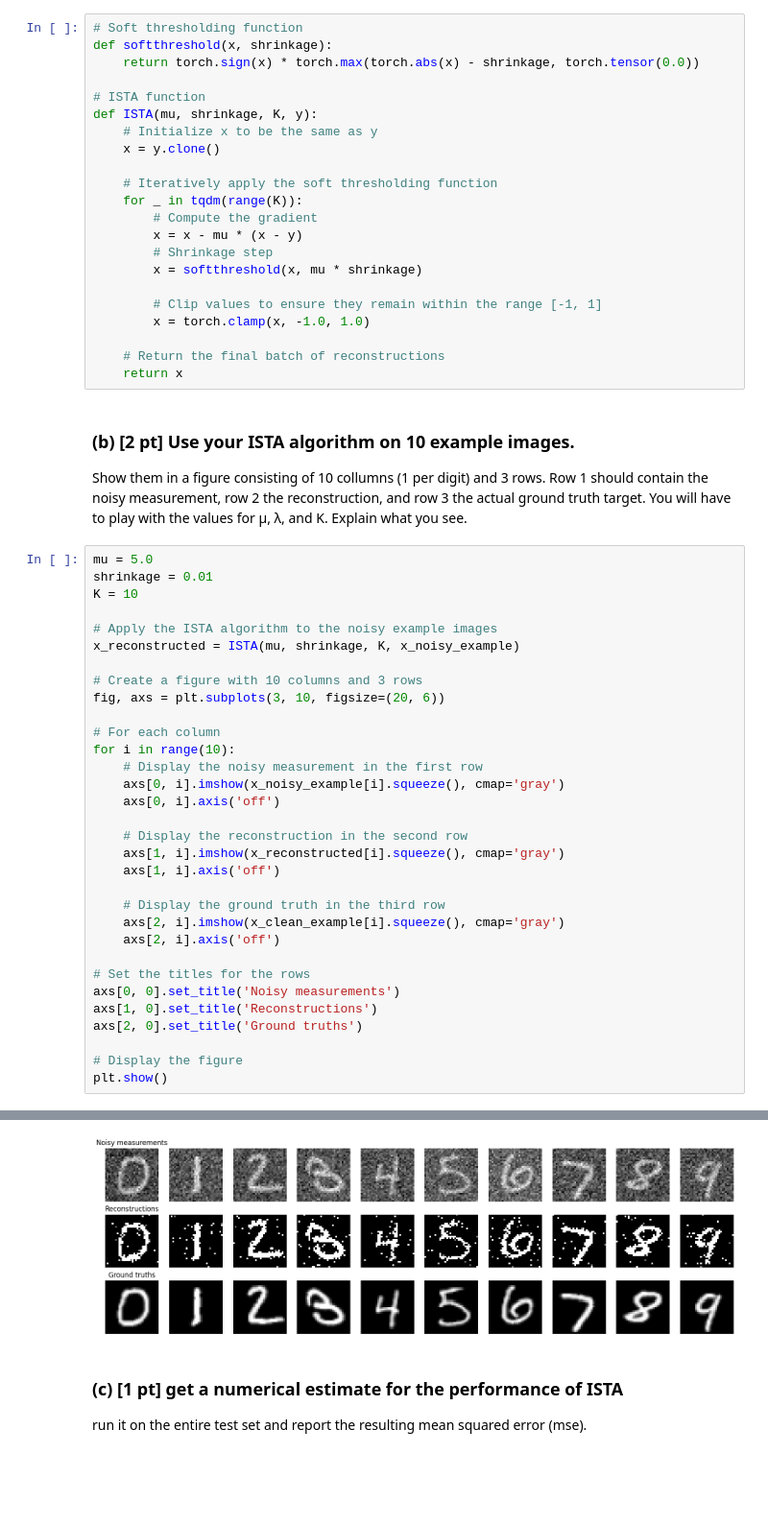
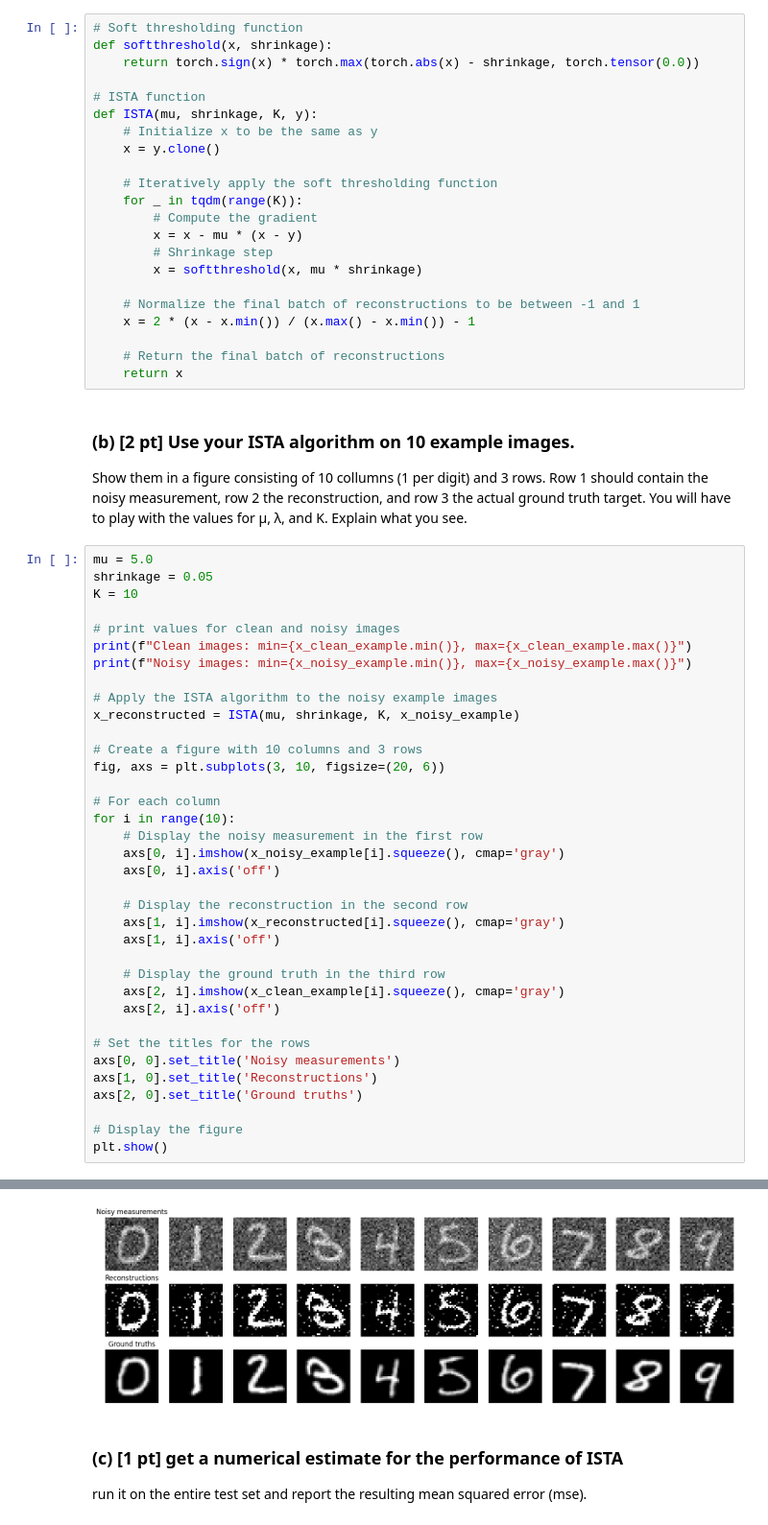
Before and after one commit to svenbbsp/5LSL0, a Jupyter notebook: Assignment_4/Assignment_4_Notebook.ipynb, the cells around one changed output, grey strips where cells are left out. Shown at 96% size. Saved outputs shown, nothing was run; the diff lists cells and outputs as text; blank space fills up the shorter version.

```diff
--- a/Assignment_4/Assignment_4_Notebook.ipynb
+++ b/Assignment_4/Assignment_4_Notebook.ipynb
@@ -90,8 +92,8 @@ def ISTA(mu, shrinkage, K, y):
         # Shrinkage step
         x = softthreshold(x, mu * shrinkage)
 
-        # Clip values to ensure they remain within the range [-1, 1]
-        x = torch.clamp(x, -1.0, 1.0)
+    # Normalize the final batch of reconstructions to be between -1 and 1
+    x = 2 * (x - x.min()) / (x.max() - x.min()) - 1
 
     # Return the final batch of reconstructions
     return x
@@ -103,8 +105,12 @@ measurement, row 2 the reconstruction, and row 3 the actual ground truth target.
 You will have to play with the values for μ, λ, and K. Explain what you see.
 # %%
 mu = 5.0
-shrinkage = 0.01
+shrinkage = 0.05
 K = 10
+
+# print values for clean and noisy images
+print(f"Clean images: min={x_clean_example.min()}, max={x_clean_example.max()}")
+print(f"Noisy images: min={x_noisy_example.min()}, max={x_noisy_example.max()}")
 
 # Apply the ISTA algorithm to the noisy example images
 x_reconstructed = ISTA(mu, shrinkage, K, x_noisy_example)
@@ -137,4 +145,4 @@ plt.show()
-[figure, old version]
+[figure, new version]
 # %% [markdown]
 ### (c) [1 pt] get a numerical estimate for the performance of ISTA
 run it on the entire test set and report the resulting mean squared error (mse).
```
Also changed, not shown: parts of 7 cells of this notebook.
